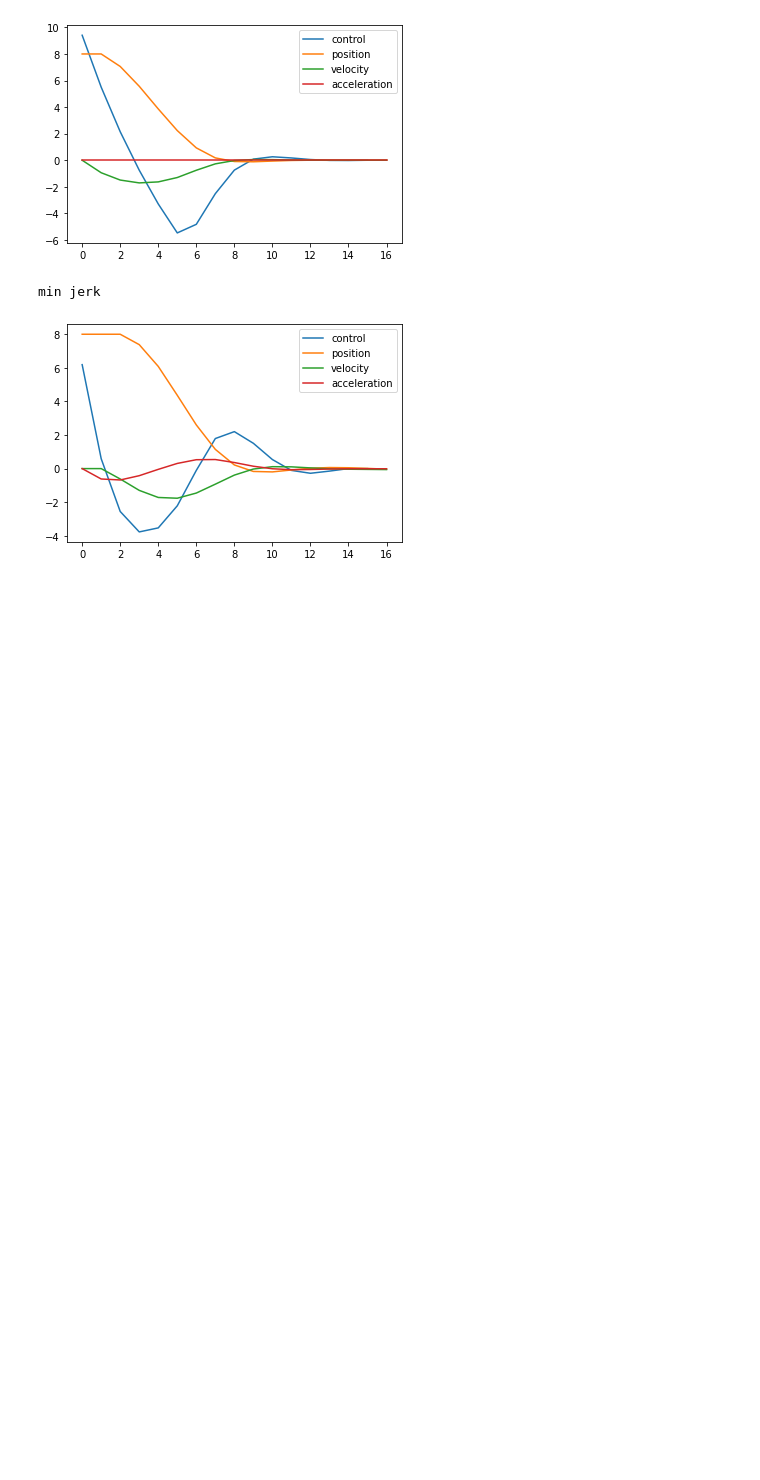
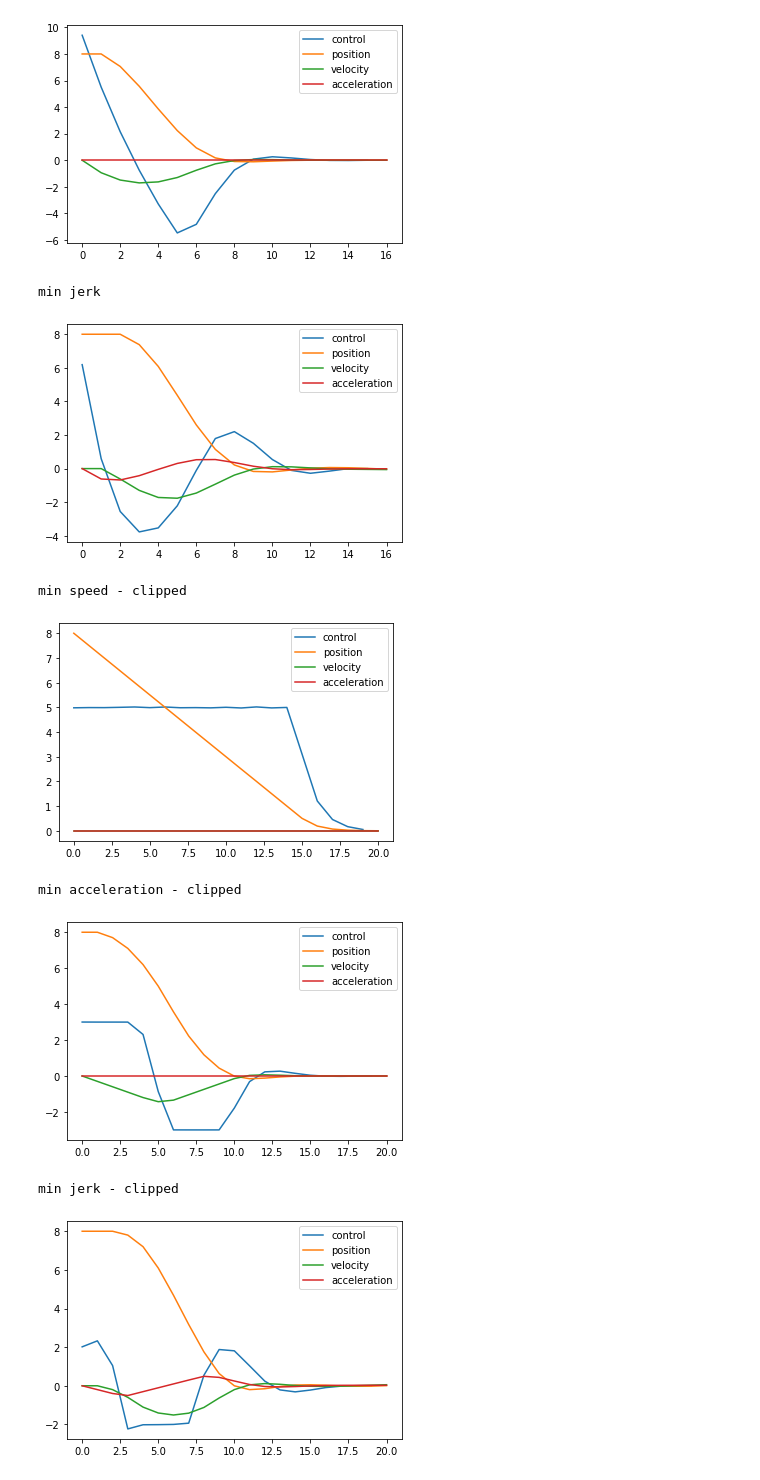
Before and after one commit to hanseungwook/cavia, a Jupyter notebook: regression/notebook/1d_optimal_navigation_demo.ipynb, the cells around one changed output. Cells and saved outputs as stored; diff of their text form; code cells hidden in the pictures; blank space fills up the shorter version.

```diff
--- a/regression/notebook/1d_optimal_navigation_demo.ipynb
+++ b/regression/notebook/1d_optimal_navigation_demo.ipynb
@@ -84,3 +84,37 @@ min acceleration
 [figure]
 min jerk
 [figure]
+# %%
+def dyn_gen_clip(B, clip):
+    A = torch.tensor([[0,1.0,0],[0,0,1.0],[0,0,0]])
+    B = torch.tensor(B)
+
+    def dynamics(x,u):
+        return A @ x + B * u.clamp(-clip, clip)
+
+    return dynamics
+
+dyn_vel_clip = dyn_gen_clip([[1.0],[0.0],[0.0]], clip = 0.5)
+dyn_acc_clip = dyn_gen_clip([[0.0],[1.0],[0.0]], clip = 0.3)
+dyn_jerk_clip = dyn_gen_clip([[0.0],[0.0],[1.0]], clip = 0.2)
+# %%
+
+T= 20 #8
+l_all, x_opt, u_all, u_opt = optimize_u(8.0, T, dyn_vel_clip, epoch = 400, lr = 0.001)
+print('min speed - clipped')
+plot_all(l_all, u_opt, x_opt)
+
+l_all, x_opt, u_all, u_opt = optimize_u(8.0, T, dyn_acc_clip, epoch = 800, lr = 0.0001)
+print('min acceleration - clipped')
+plot_all(l_all, u_opt, x_opt)
+
+l_all, x_opt, u_all, u_opt = optimize_u(8.0, T, dyn_jerk_clip, epoch = 2000, lr = 0.000015)
+print('min jerk - clipped')
+plot_all(l_all, u_opt, x_opt)
+# %% [output]
+min speed - clipped
+[figure, added]
+min acceleration - clipped
+[figure, added]
+min jerk - clipped
+[figure, added]
```
